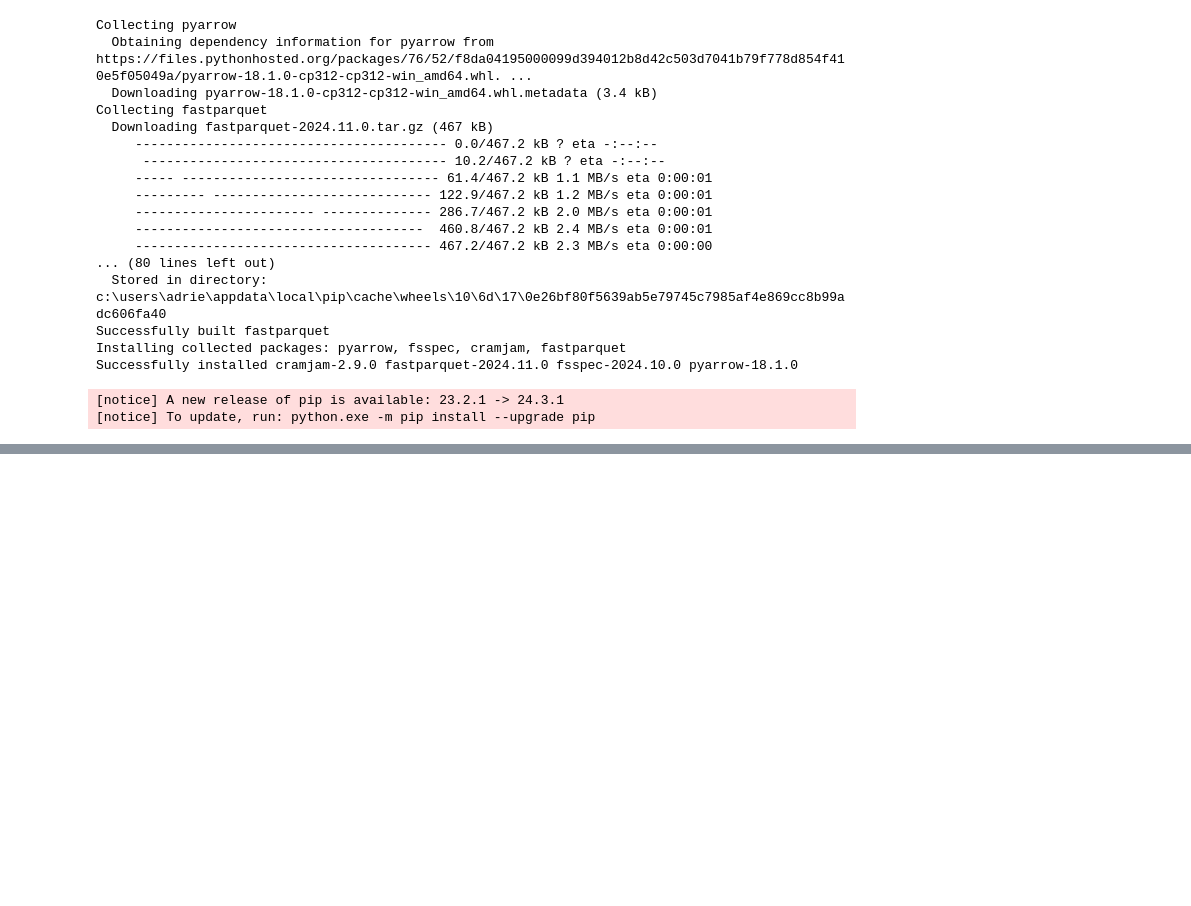
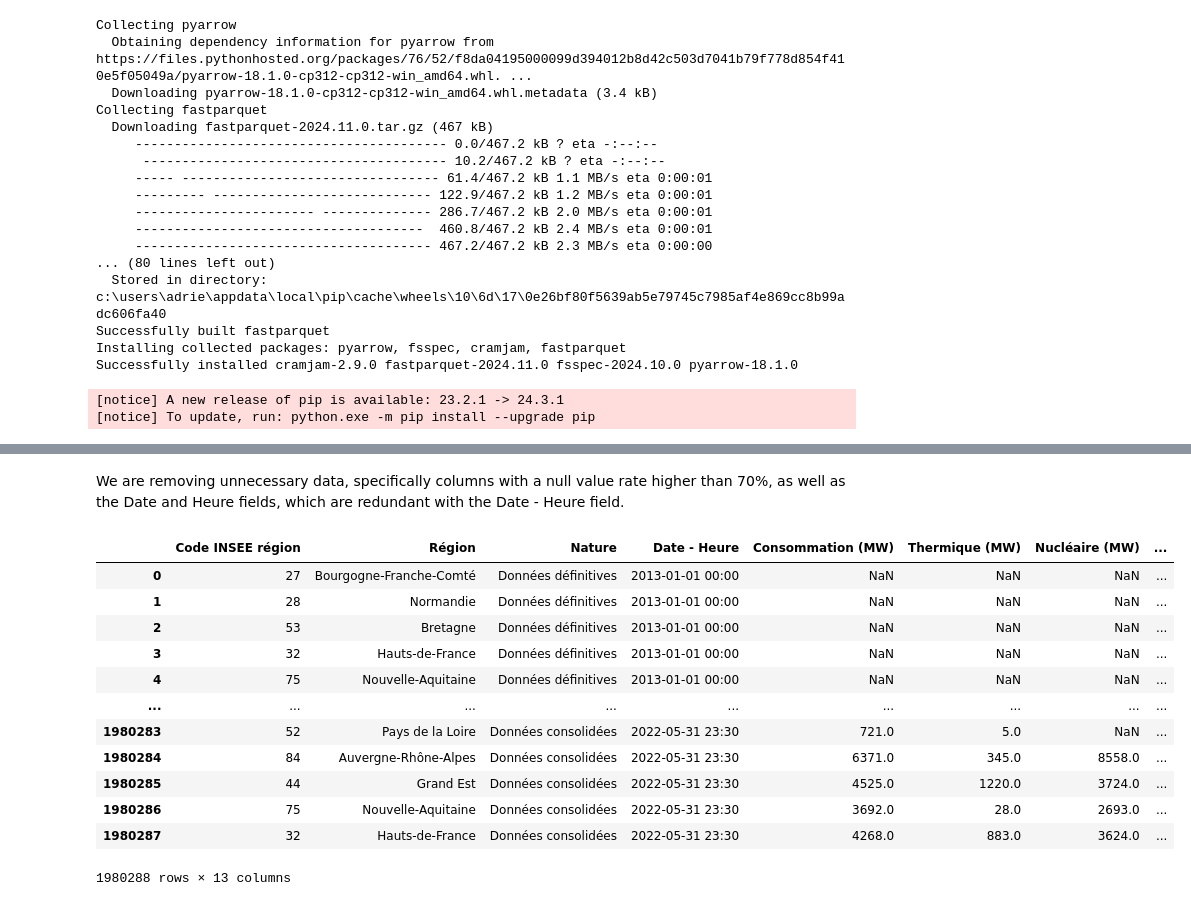
Before and after one commit to DuClare/BigData, a Jupyter notebook: bigdata.ipynb, the cells around one changed output, grey strips where cells are left out. Drawn from its saved outputs; the diff is of its cells as text; code cells hidden in the pictures; blank space fills up the shorter version.

Commit message:
features/dataset_clean_parquet_to_csv

```diff
--- a/bigdata.ipynb
+++ b/bigdata.ipynb
@@ -22,3 +22,11 @@ Installing collected packages: pyarrow, fsspec, cramjam, fastparquet
 Successfully installed cramjam-2.9.0 fastparquet-2024.11.0 fsspec-2024.10.0 pyarrow-18.1.0
 [notice] A new release of pip is available: 23.2.1 -> 24.3.1
 [notice] To update, run: python.exe -m pip install --upgrade pip
+# %%
+import pandas as pd
+
+parquet_file = "data/eco2mix-regional-cons-def.parquet"
+df = pd.read_parquet(parquet_file)
+
+csv_file = "data/eco2mix-regional-cons-def.csv"
+df.to_csv(csv_file, index=False)
@@ -24,0 +75,30 @@ Successfully installed cramjam-2.9.0 fastparquet-2024.11.0 fsspec-2024.10.0 pyar
+# %% [markdown]
+We are removing unnecessary data, specifically columns with a null value rate higher than 70%, as well as the Date and Heure fields, which are redundant with the Date - Heure field.
+# %%
+summarize = df.isnull().mean() * 100
+columns_to_drop = summarize[summarize > 70].index.tolist()
+
+df["Date"] = df["Date"].astype(str)
+df["Heure"] = df["Heure"].astype(str)
+
+df["Date - Heure"] = df["Date"] + " " + df["Heure"]
+
+columns_to_drop.extend(["Date", "Heure"])
+
+df = df.drop(columns=columns_to_drop)
+
+df
+# %% [output]
+|  | Code INSEE région | Région | Nature | Date - Heure | Consommation (MW) | Thermique (MW) | Nucléaire (MW) | ... |
+| 0 | 27 | Bourgogne-Franche-Comté | Données définitives | 2013-01-01 00:00 | NaN | NaN | NaN | ... |
+| 1 | 28 | Normandie | Données définitives | 2013-01-01 00:00 | NaN | NaN | NaN | ... |
+| 2 | 53 | Bretagne | Données définitives | 2013-01-01 00:00 | NaN | NaN | NaN | ... |
+| 3 | 32 | Hauts-de-France | Données définitives | 2013-01-01 00:00 | NaN | NaN | NaN | ... |
+| 4 | 75 | Nouvelle-Aquitaine | Données définitives | 2013-01-01 00:00 | NaN | NaN | NaN | ... |
+| ... | ... | ... | ... | ... | ... | ... | ... | ... |
+| 1980283 | 52 | Pays de la Loire | Données consolidées | 2022-05-31 23:30 | 721.0 | 5.0 | NaN | ... |
+| 1980284 | 84 | Auvergne-Rhône-Alpes | Données consolidées | 2022-05-31 23:30 | 6371.0 | 345.0 | 8558.0 | ... |
+| 1980285 | 44 | Grand Est | Données consolidées | 2022-05-31 23:30 | 4525.0 | 1220.0 | 3724.0 | ... |
+| 1980286 | 75 | Nouvelle-Aquitaine | Données consolidées | 2022-05-31 23:30 | 3692.0 | 28.0 | 2693.0 | ... |
+| 1980287 | 32 | Hauts-de-France | Données consolidées | 2022-05-31 23:30 | 4268.0 | 883.0 | 3624.0 | ... |
+1980288 rows × 13 columns
```
Also changed, not shown: parts of 4 cells of this notebook.
